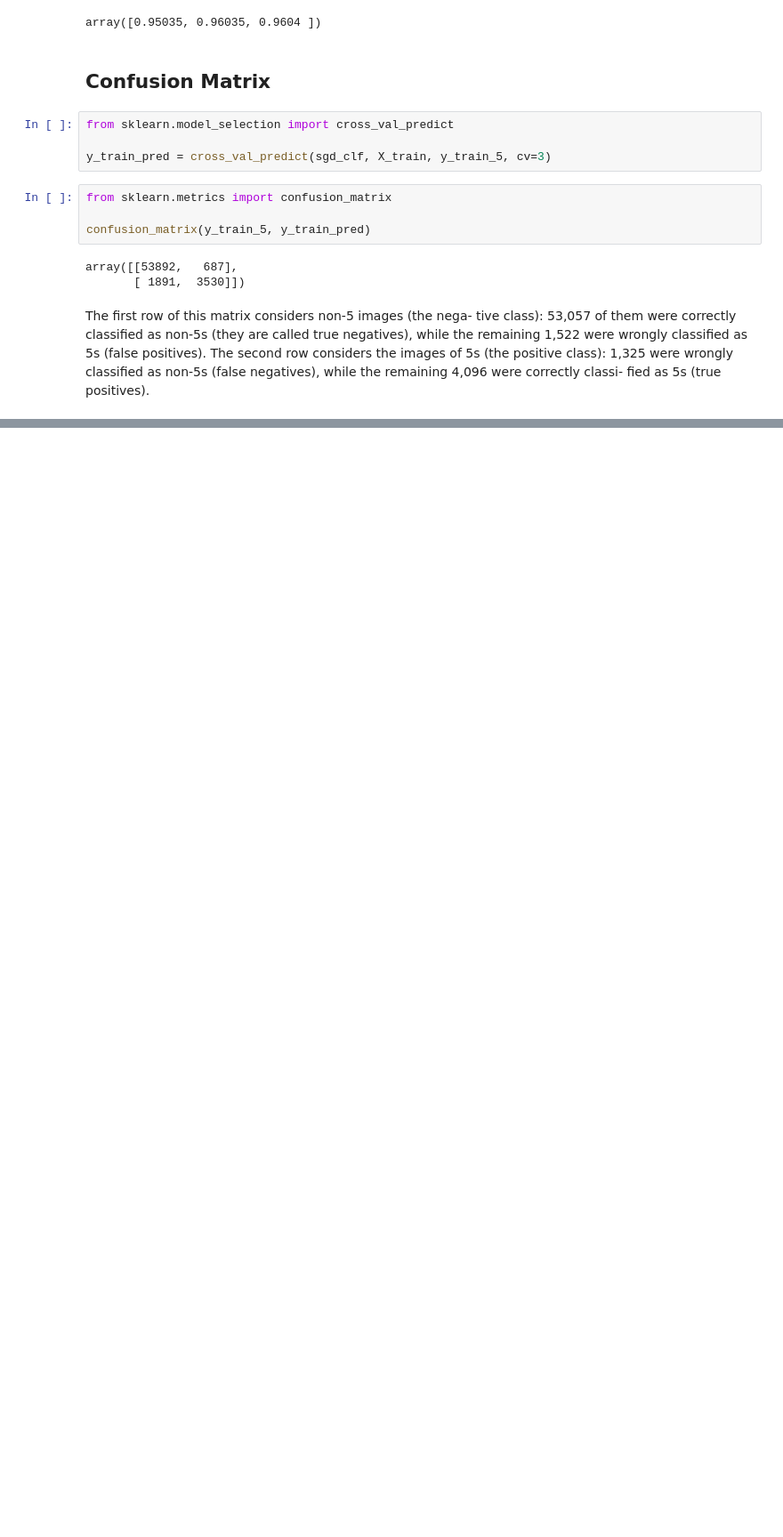
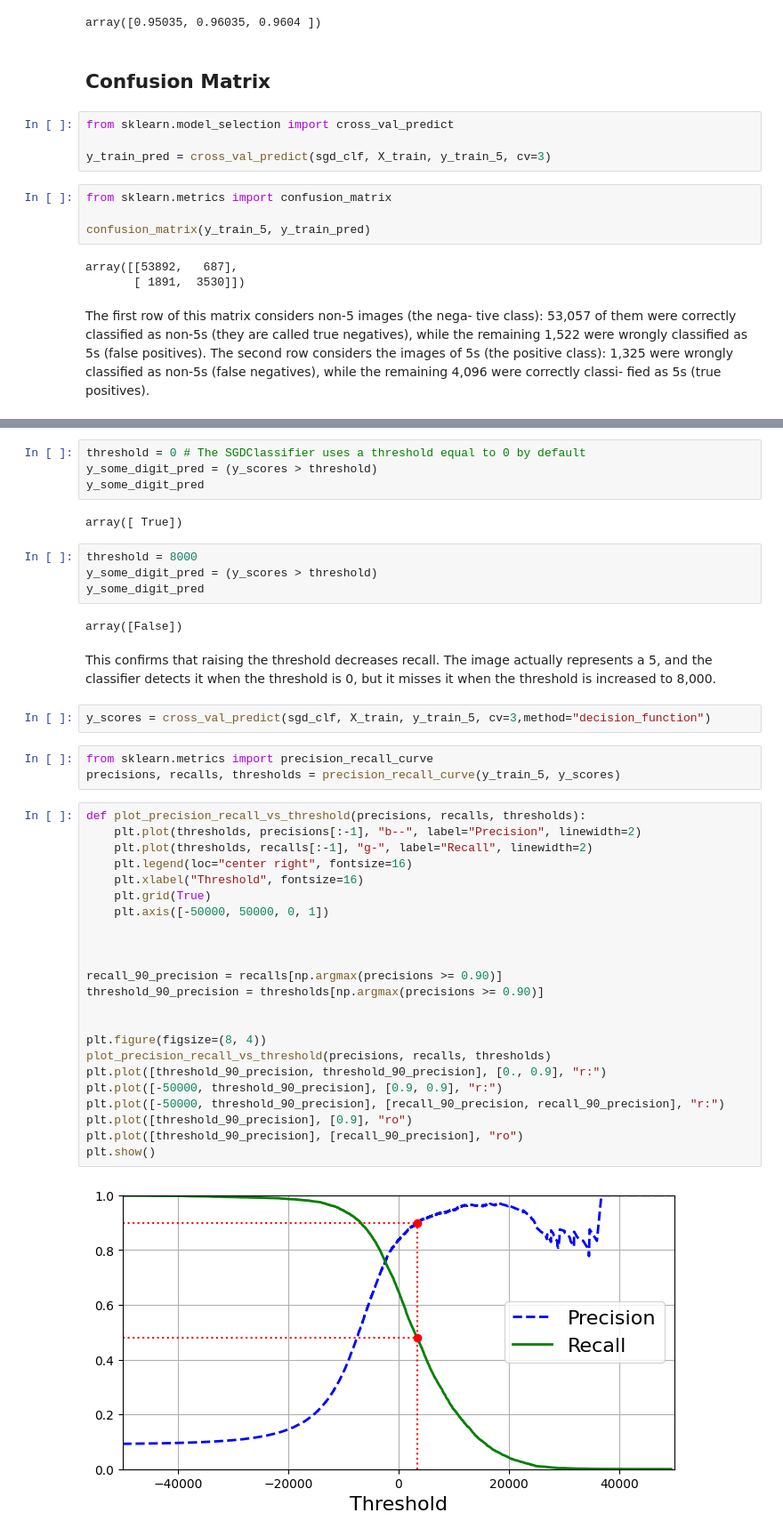
Before and after one commit to karthikathota/AI, a Jupyter notebook: ML/Applications/classification.ipynb, the cells around one changed output, grey strips where cells are left out. Shown: that part at 89% size. Saved outputs shown, nothing was run; the diff lists cells and outputs as text; blank space fills up the shorter version.

Commit message:
Percision and recall

```diff
--- a/ML/Applications/classification.ipynb
+++ b/ML/Applications/classification.ipynb
@@ -79,0 +118,44 @@ fied as 5s (true positives).
+# %%
+threshold = 0 # The SGDClassifier uses a threshold equal to 0 by default
+y_some_digit_pred = (y_scores > threshold)
+y_some_digit_pred
+# %% [output]
+array([ True])
+# %%
+threshold = 8000
+y_some_digit_pred = (y_scores > threshold)
+y_some_digit_pred
+# %% [output]
+array([False])
+# %% [markdown]
+This confirms that raising the threshold decreases recall. The image actually represents a 5, and the classifier detects it when the threshold is 0, but it misses it when the threshold is increased to 8,000.
+# %%
+y_scores = cross_val_predict(sgd_clf, X_train, y_train_5, cv=3,method="decision_function")
+# %%
+from sklearn.metrics import precision_recall_curve
+precisions, recalls, thresholds = precision_recall_curve(y_train_5, y_scores)
+# %%
+def plot_precision_recall_vs_threshold(precisions, recalls, thresholds):
+    plt.plot(thresholds, precisions[:-1], "b--", label="Precision", linewidth=2)
+    plt.plot(thresholds, recalls[:-1], "g-", label="Recall", linewidth=2)
+    plt.legend(loc="center right", fontsize=16)
+    plt.xlabel("Threshold", fontsize=16)
+    plt.grid(True)
+    plt.axis([-50000, 50000, 0, 1])
+
+
+
+recall_90_precision = recalls[np.argmax(precisions >= 0.90)]
+threshold_90_precision = thresholds[np.argmax(precisions >= 0.90)]
+
+
+plt.figure(figsize=(8, 4))
+plot_precision_recall_vs_threshold(precisions, recalls, thresholds)
+plt.plot([threshold_90_precision, threshold_90_precision], [0., 0.9], "r:")
+plt.plot([-50000, threshold_90_precision], [0.9, 0.9], "r:")
+plt.plot([-50000, threshold_90_precision], [recall_90_precision, recall_90_precision], "r:")
+plt.plot([threshold_90_precision], [0.9], "ro")
+plt.plot([threshold_90_precision], [recall_90_precision], "ro")
+plt.show()
+# %% [output]
+[figure, added]
```
Also changed, not shown: parts of 12 cells of this notebook.
